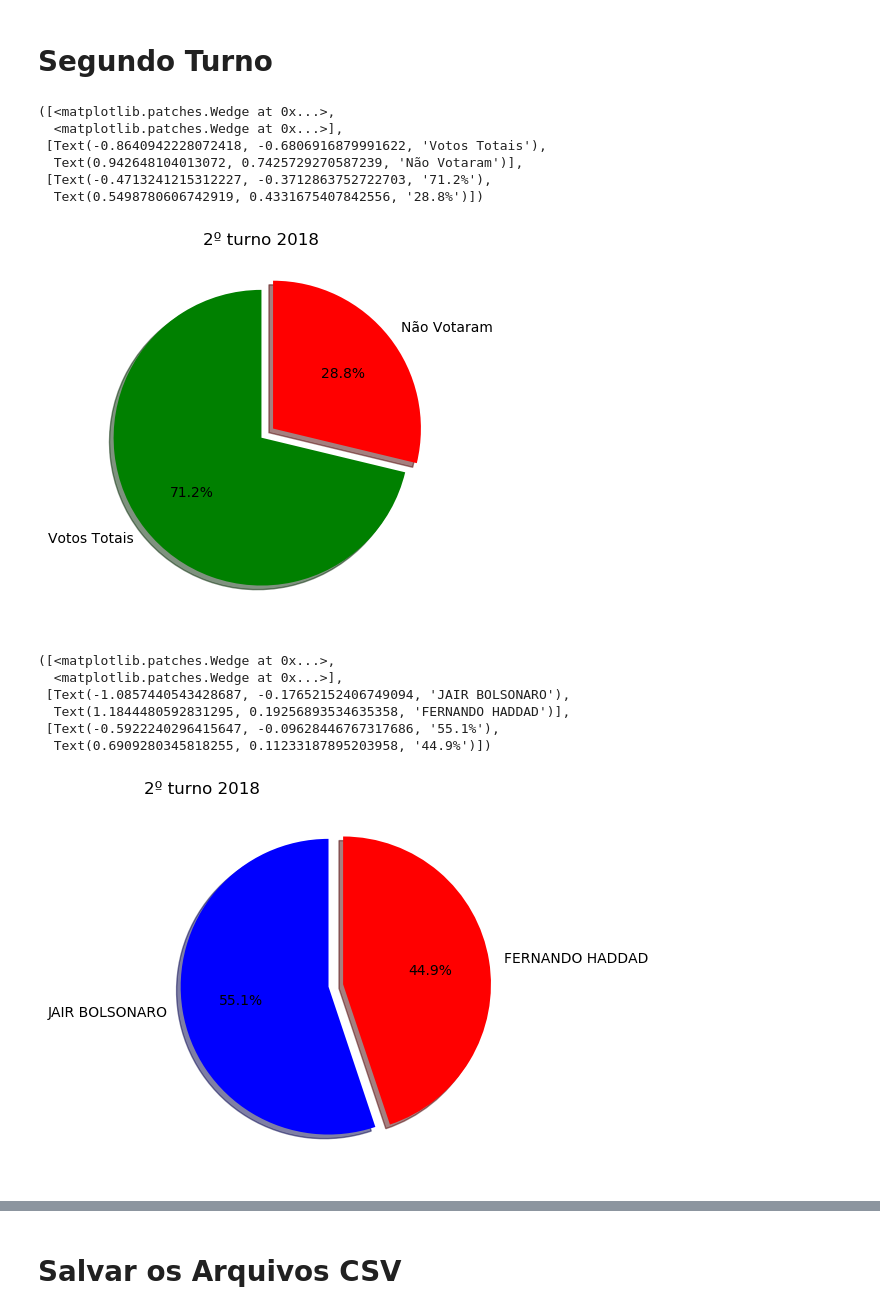
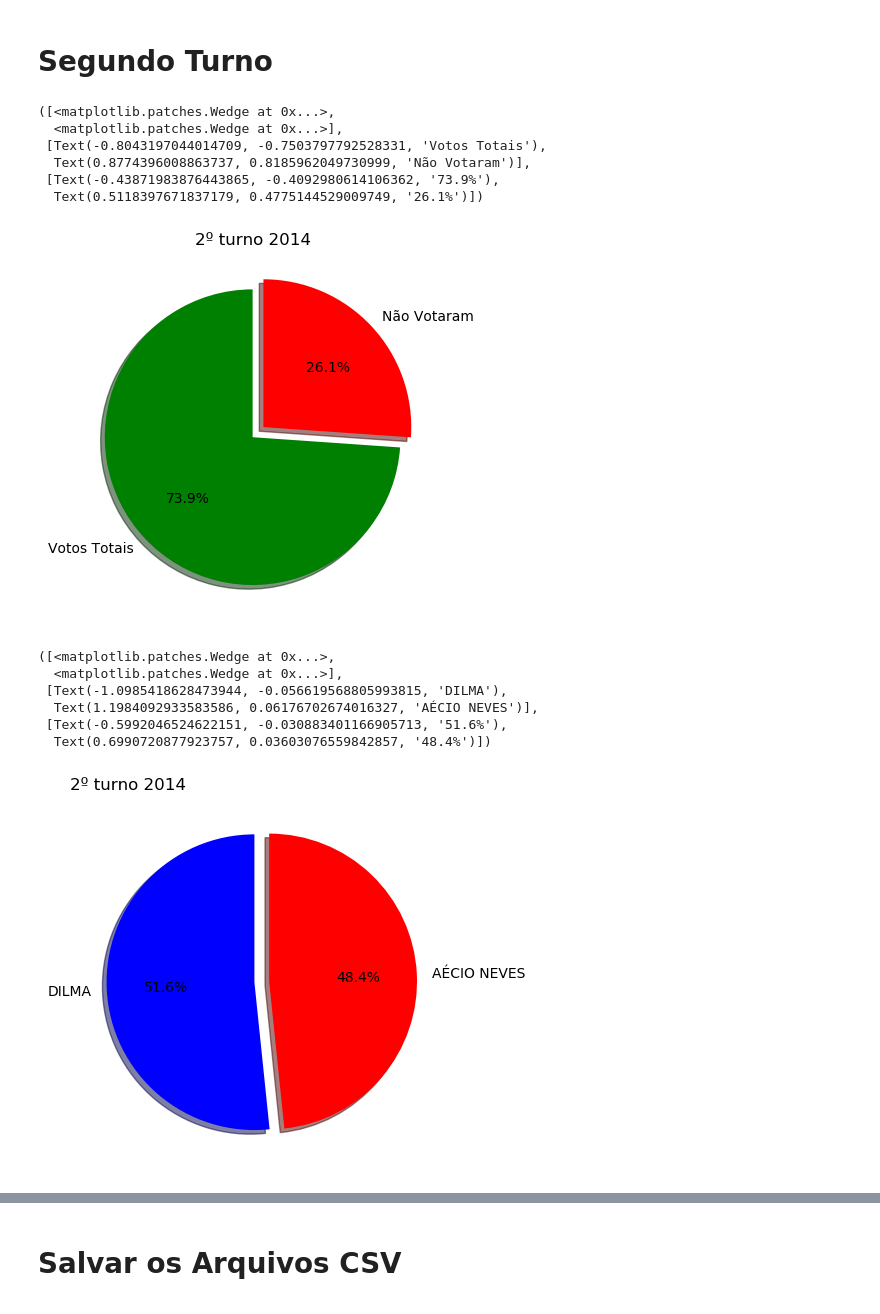
Before and after one commit to gabrielcorbal/analise_politica, a Jupyter notebook: Análise Presidentes - 2014.ipynb, the cells around one changed output, grey strips where cells are left out. Drawn from its saved outputs; the diff is of its cells as text; code cells hidden in the pictures.

```diff
--- a/Análise Presidentes - 2014.ipynb
+++ b/Análise Presidentes - 2014.ipynb
@@ -8,9 +8,9 @@ plt.rc('figure', figsize=(10, 5))
 # %%
 #alterar eleitores por eleição
 
-eleitores = 147165834
+eleitores = 142825280
 # %%
-df = pd.read_csv('votacao_candidato_munzona_2018_BRASIL.csv', sep = ';', encoding='latin-1')
+df = pd.read_csv('votacao_candidato_munzona_2014_BRASIL.csv', sep = ';', encoding='latin-1')
 # %%
 df.sample(1)
 # %% [output]
@@ -155,36 +156,36 @@ labels = 'Votos Totais', 'Não Votaram'
 sizes = [v2, (eleitores-v2)]
 explode = (0.0, 0.1)
 colors = ('g','r')
-plt.pyplot.title('2º turno 2018')
+plt.pyplot.title('2º turno 2014')
 plt.pyplot.pie(sizes, explode=explode, labels=labels, autopct='%1.1f%%',
         shadow=True, startangle=90, colors = colors)
 # %% [output]
 ([<matplotlib.patches.Wedge at 0x...>,
   <matplotlib.patches.Wedge at 0x...>],
- [Text(-0.8640942228072418, -0.6806916879991622, 'Votos Totais'),
-  Text(0.942648104013072, 0.7425729270587239, 'Não Votaram')],
- [Text(-0.4713241215312227, -0.3712863752722703, '71.2%'),
-  Text(0.5498780606742919, 0.4331675407842556, '28.8%')])
+ [Text(-0.8043197044014709, -0.7503797792528331, 'Votos Totais'),
+  Text(0.8774396008863737, 0.8185962049730999, 'Não Votaram')],
+ [Text(-0.43871983876443865, -0.4092980614106362, '73.9%'),
+  Text(0.5118397671837179, 0.4775144529009749, '26.1%')])
-[figure, old version]
+[figure, new version]
 # %%
 #Grafico de Pizza
 
 labels = votostotais2turno.NM_URNA_CANDIDATO.tolist()
 sizes = votostotais2turno.QT_VOTOS_NOMINAIS.tolist()
 explode = (0.0, 0.1)
 colors = ('b','r')
 
-plt.pyplot.title('2º turno 2018', loc='left')
+plt.pyplot.title('2º turno 2014', loc='left')
 plt.pyplot.pie(sizes, labels=labels, autopct='%1.1f%%',
         shadow=True, startangle=90, explode=explode, colors = colors)
 # %% [output]
 ([<matplotlib.patches.Wedge at 0x...>,
   <matplotlib.patches.Wedge at 0x...>],
- [Text(-1.0857440543428687, -0.17652152406749094, 'JAIR BOLSONARO'),
-  Text(1.1844480592831295, 0.19256893534635358, 'FERNANDO HADDAD')],
- [Text(-0.5922240296415647, -0.09628446767317686, '55.1%'),
-  Text(0.6909280345818255, 0.11233187895203958, '44.9%')])
+ [Text(-1.0985418628473944, -0.056619568805993815, 'DILMA'),
+  Text(1.1984092933583586, 0.06176702674016327, 'AÉCIO NEVES')],
+ [Text(-0.5992046524622151, -0.030883401166905713, '51.6%'),
+  Text(0.6990720877923757, 0.03603076559842857, '48.4%')])
-[figure, old version]
+[figure, new version]
 # %%
 plt.pyplot.rcdefaults()
 fig, ax = plt.pyplot.subplots()
```
Also changed, not shown: parts of 15 cells of this notebook, 18 other files.
